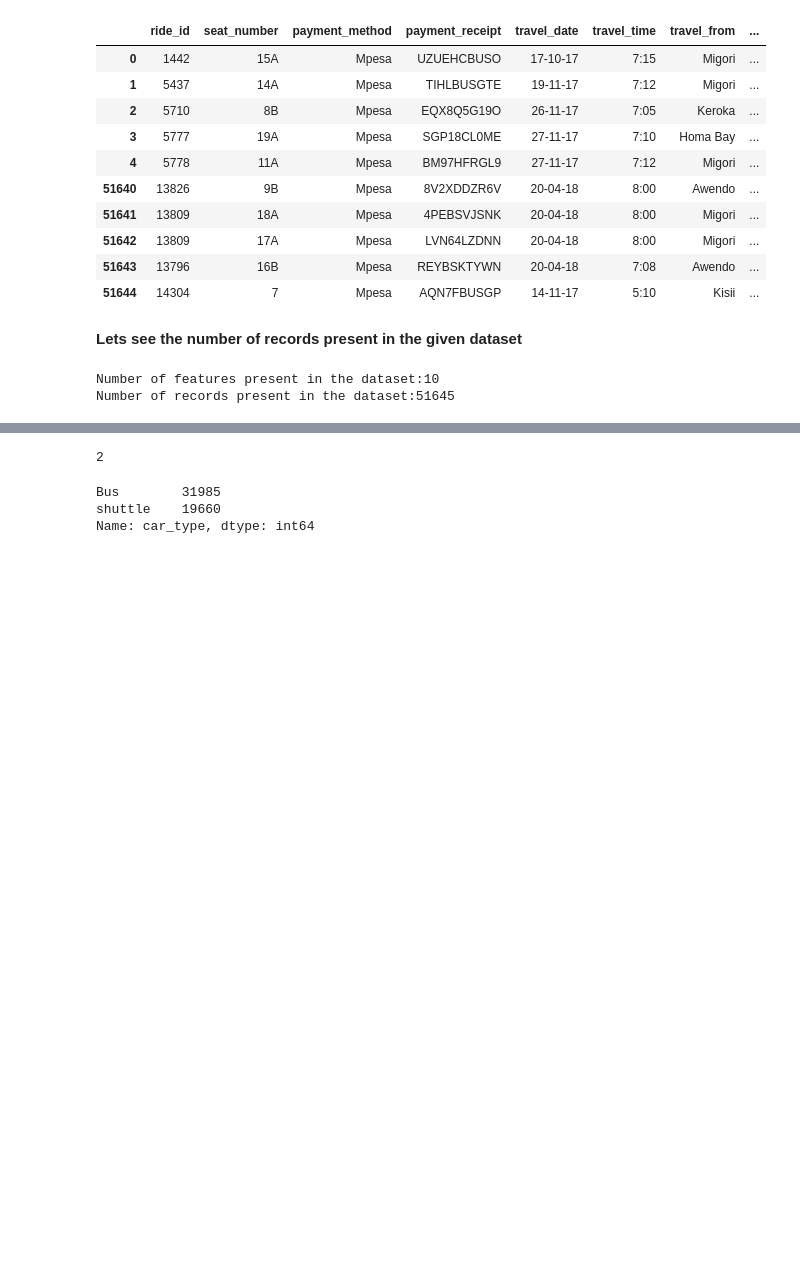
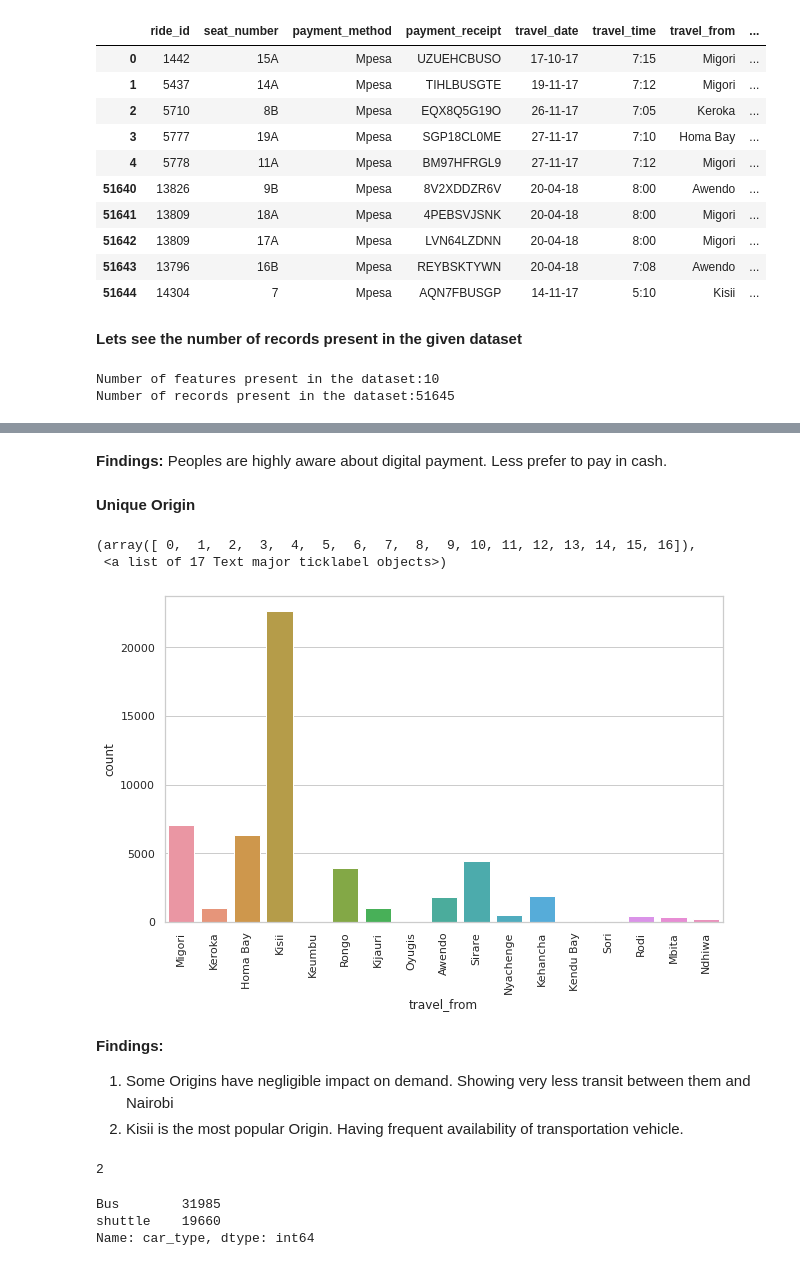
Before and after one commit to sudeep-009/Transport-Demand-Prediction-Regression-Capstone-Project, a Jupyter notebook: Copy_of_Demand_Prediction_for_Public_Transport_Capstone_Project.ipynb, the cells around one changed output, grey strips where cells are left out. Drawn from its saved outputs; the diff is of its cells as text; code cells hidden in the pictures; blank space fills up the shorter version.

```diff
--- a/Copy_of_Demand_Prediction_for_Public_Transport_Capstone_Project.ipynb
+++ b/Copy_of_Demand_Prediction_for_Public_Transport_Capstone_Project.ipynb
@@ -104,3 +166,19 @@ Number of records present in the dataset:51645
+# %% [markdown]
+**Findings:** Peoples are highly aware about digital payment. Less prefer to pay in cash.
+# %% [markdown]
+**Unique Origin**
+# %%
+plt.figure(figsize=(10,6))
+sns.countplot(x=transport_df['travel_from'])
+plt.xticks(rotation=90)
+# %% [output]
+(array([ 0,  1,  2,  3,  4,  5,  6,  7,  8,  9, 10, 11, 12, 13, 14, 15, 16]),
+ <a list of 17 Text major ticklabel objects>)
+[figure, added]
+# %% [markdown]
+**Findings:**
+1. Some Origins have negligible impact on demand. Showing very less transit between them and Nairobi
+2. Kisii is the most popular Origin. Having frequent availability of transportation vehicle.
 # %%
 transport_df['car_type'].nunique()
 # %% [output]
```
Also changed, not shown: parts of 10 cells of this notebook.
